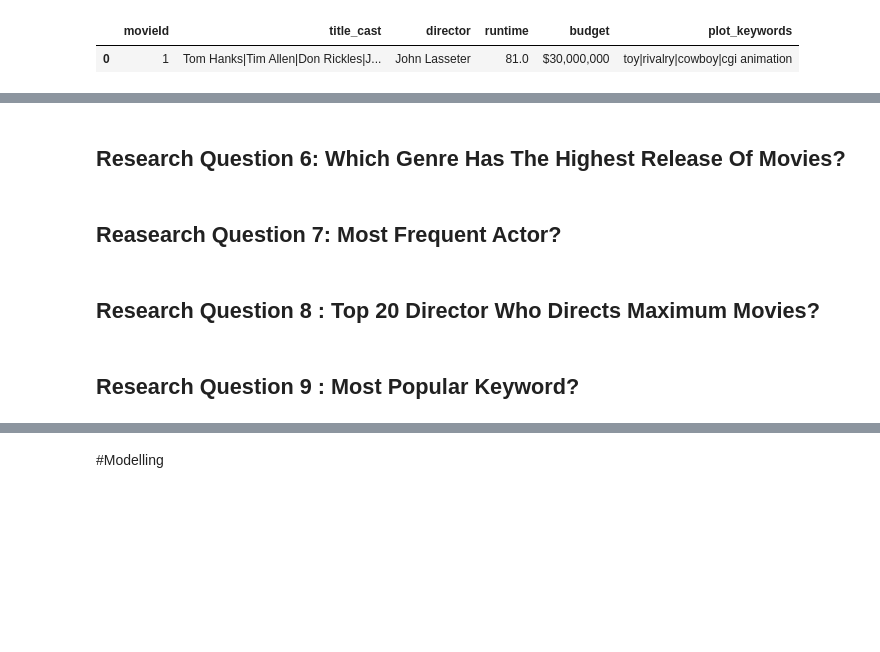
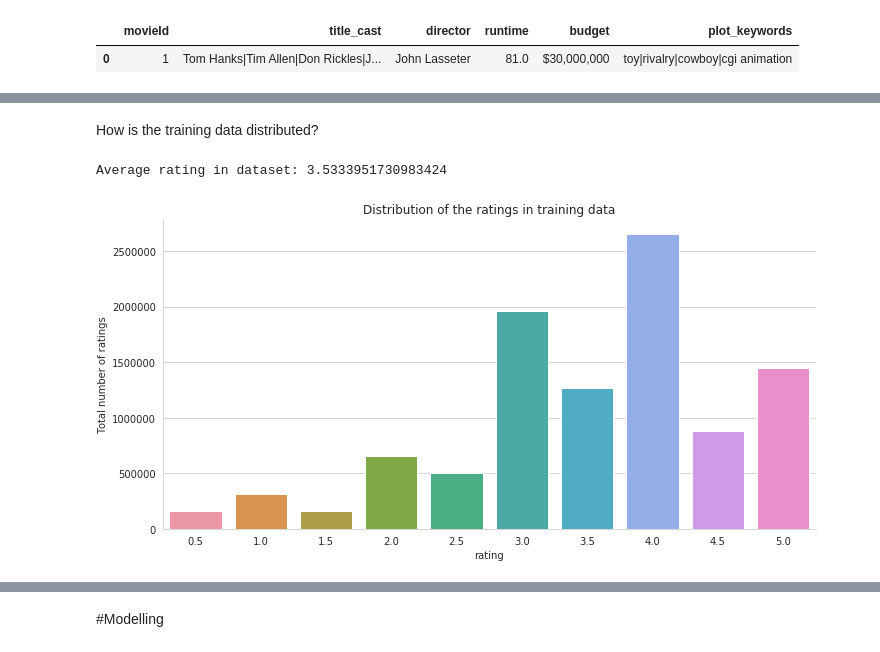
Before and after one commit to Explore-AI/unsupervised-predict-streamlit-template, a Jupyter notebook: main.ipynb, the cells around one changed output, grey strips where cells are left out. Drawn from its saved outputs; the diff is of its cells as text; code cells hidden in the pictures; blank space fills up the shorter version.

```diff
--- a/main.ipynb
+++ b/main.ipynb
@@ -35,6 +31,9 @@ COMET INFO: Experiment is live on comet.ml https://www.comet.ml/jonnybegreat/rec
 # Import essential packages
 import pandas as pd
 import numpy as np
+import seaborn as sns
+import matplotlib.pyplot as plt
+plt.style.use('seaborn-deep')
 
 # Import surprise packages
 from surprise import BaselineOnly
@@ -47,9 +46,12 @@ from surprise import NormalPredictor
 from surprise import KNNBasic
 from surprise import SVD
 from surprise.model_selection import GridSearchCV
+from sklearn.metrics.pairwise import cosine_similarity
+from sklearn.feature_extraction.text import TfidfVectorizer
 
 # Import utilities
 import os
+import dill as pickle
 # %% [markdown]
 ## Importing the raw data
 # %%
@@ -130,8 +113,11 @@ imdb.head(1)
-# %% [markdown]
-## Research Question 6: Which Genre Has The Highest Release Of Movies?
-# %% [markdown]
-## Reasearch Question 7: Most Frequent Actor?
-# %% [markdown]
-## Research Question 8 : Top 20 Director Who Directs Maximum Movies?
-# %% [markdown]
-## Research Question 9 : Most Popular Keyword?
+# %% [markdown]
+How is the training data distributed?
+# %%
+with sns.axes_style('whitegrid'):
+    g = sns.catplot("rating", data=train, aspect=2.0,kind='count')
+    g.set_ylabels("Total number of ratings")
+    plt.title('Distribution of the ratings in training data')
+print (f'Average rating in dataset: {np.mean(train["rating"])}')
+# %% [output]
+Average rating in dataset: 3.5333951730983424
+[figure, added]
```
Also changed, not shown: parts of 68 cells of this notebook.
